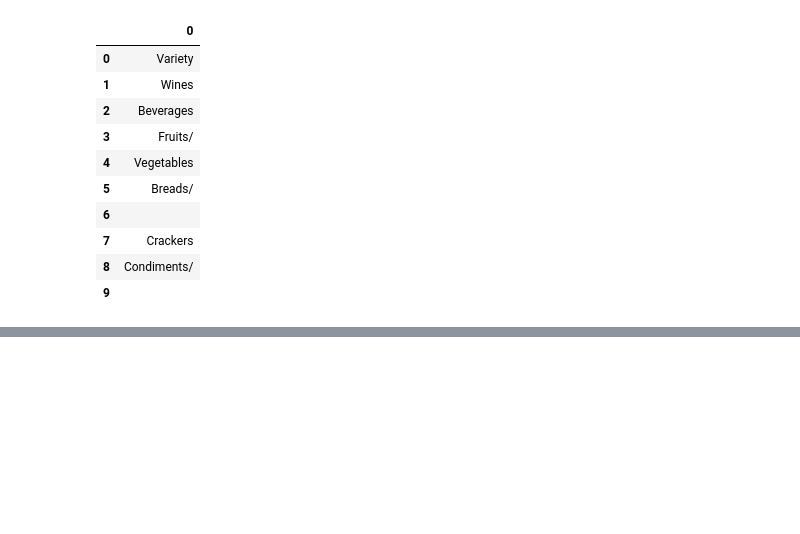
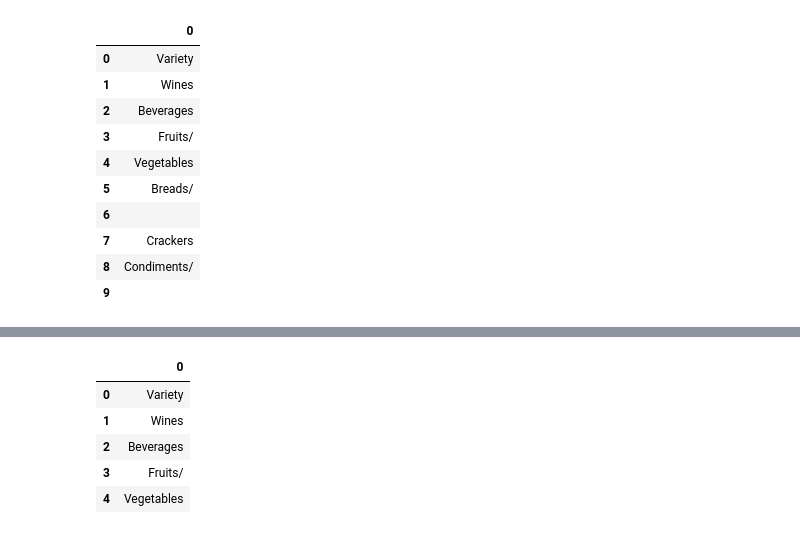
Before and after one commit to EmmaLimoli/Exploring_Wine_Varieties_Adv, a Jupyter notebook: pdf_converter.ipynb, the cells around one changed output, grey strips where cells are left out. Saved outputs shown, nothing was run; the diff lists cells and outputs as text; code cells hidden in the pictures; blank space fills up the shorter version.

```diff
--- a/pdf_converter.ipynb
+++ b/pdf_converter.ipynb
@@ -362,0 +499,5 @@ df3.to_csv('semihardpair1.csv', index=False)
+# %%
+# set up pdf reader
+
+pageObj_five = pdfReader_five.getPage(0)
+pageObj_five
@@ -362,0 +543,5 @@ df3.to_csv('semihardpair1.csv', index=False)
+# %%
+# create a variable for the extract text
+
+page5 = pageObj_five.extractText()
+page5
@@ -362,0 +550,4 @@ df3.to_csv('semihardpair1.csv', index=False)
+# %%
+# get rid of the slashes and add in a comma to split for the dataframe
+page5 = page5.replace('\n \n',', ').replace('\n',',')
+page5
@@ -362,0 +556,3 @@ df3.to_csv('semihardpair1.csv', index=False)
+# %%
+page5 = page5.split(",")
+page5
@@ -362,0 +577,11 @@ df3.to_csv('semihardpair1.csv', index=False)
+# %%
+# create dataframe
+df5 = pd.DataFrame([sub.split(",") for sub in page5])
+df5.head()
+# %% [output]
+|  | 0 |
+| 0 | Variety |
+| 1 | Wines |
+| 2 | Beverages |
+| 3 | Fruits/ |
+| 4 | Vegetables |
```
Also changed, not shown: parts of 30 cells of this notebook, 2 other files.
